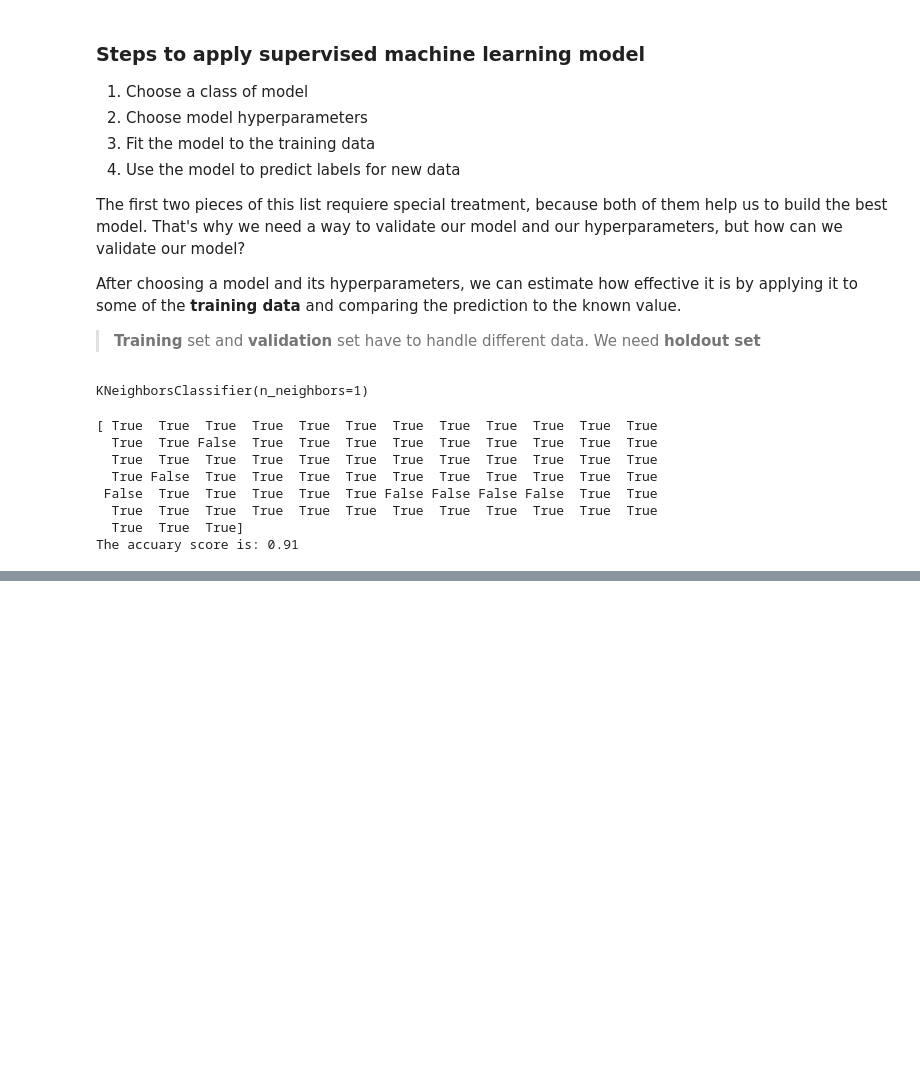
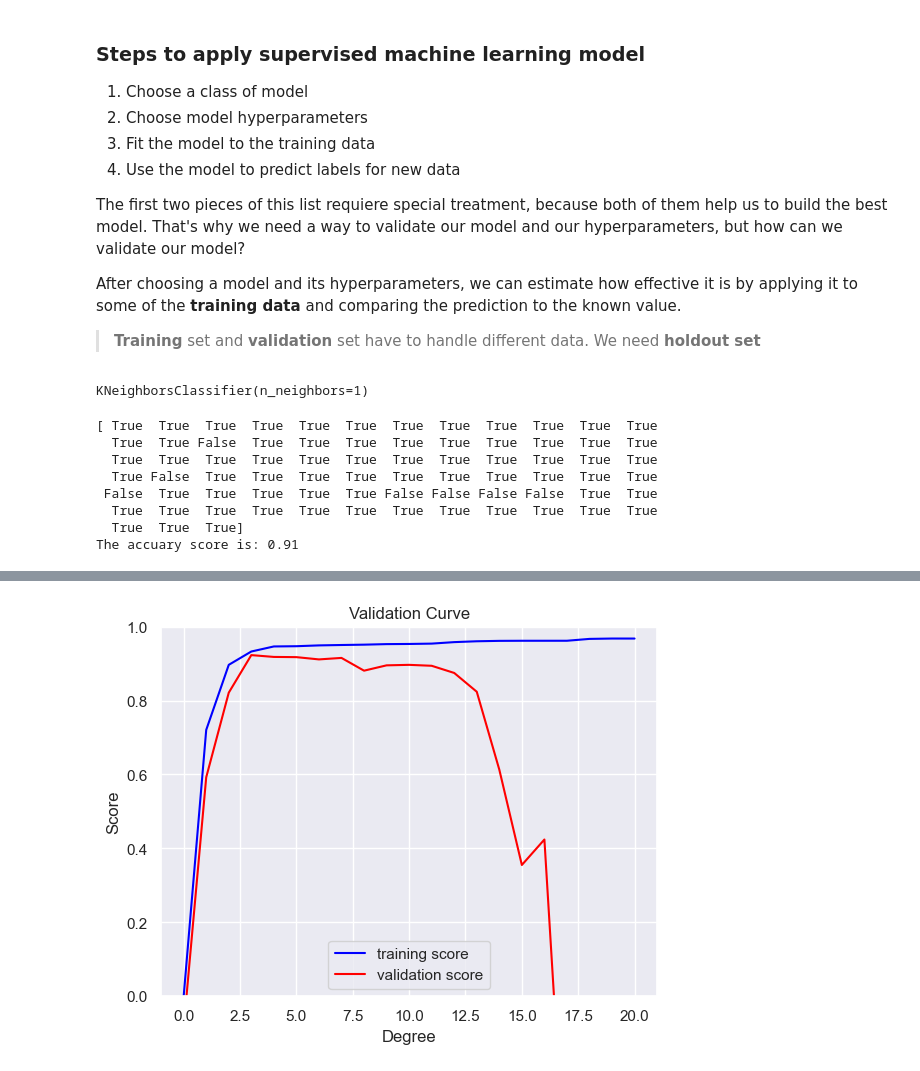
Before and after one commit to julihdez36/Machine_learning, a Jupyter notebook: Decision Trees and Random Forests/introduction.ipynb, the cells around one changed output, grey strips where cells are left out. Drawn from its saved outputs; the diff is of its cells as text; code cells hidden in the pictures; blank space fills up the shorter version.

```diff
--- a/Decision Trees and Random Forests/introduction.ipynb
+++ b/Decision Trees and Random Forests/introduction.ipynb
@@ -250,0 +374,25 @@ The accuary score is: 0.91
+# %%
+from sklearn.model_selection import validation_curve
+import numpy as np
+import matplotlib.pyplot as plt
+
+# Definir el rango de grados
+degree = np.arange(0, 21)
+
+# Realizar la curva de validación
+train_score, val_score = validation_curve(PolynomialRegression(), X, y,
+                                          param_name='polynomialfeatures__degree',
+                                          param_range=degree, cv=7)
+
+# Graficar los resultados
+plt.plot(degree, np.median(train_score, axis=1), color='blue', label='training score')
+plt.plot(degree, np.median(val_score, axis=1), color='red', label='validation score')
+plt.legend(loc='best')
+plt.ylim(0, 1)
+plt.xlabel('Degree')
+plt.ylabel('Score')
+plt.title('Validation Curve');
+
+# From the validation curve, we can read-off that the optimal trade-off between bias and variance is found for a third-order polynomial
+# %% [output]
+[figure, added]
```
Also changed, not shown: parts of 11 cells of this notebook, 1 other file.
